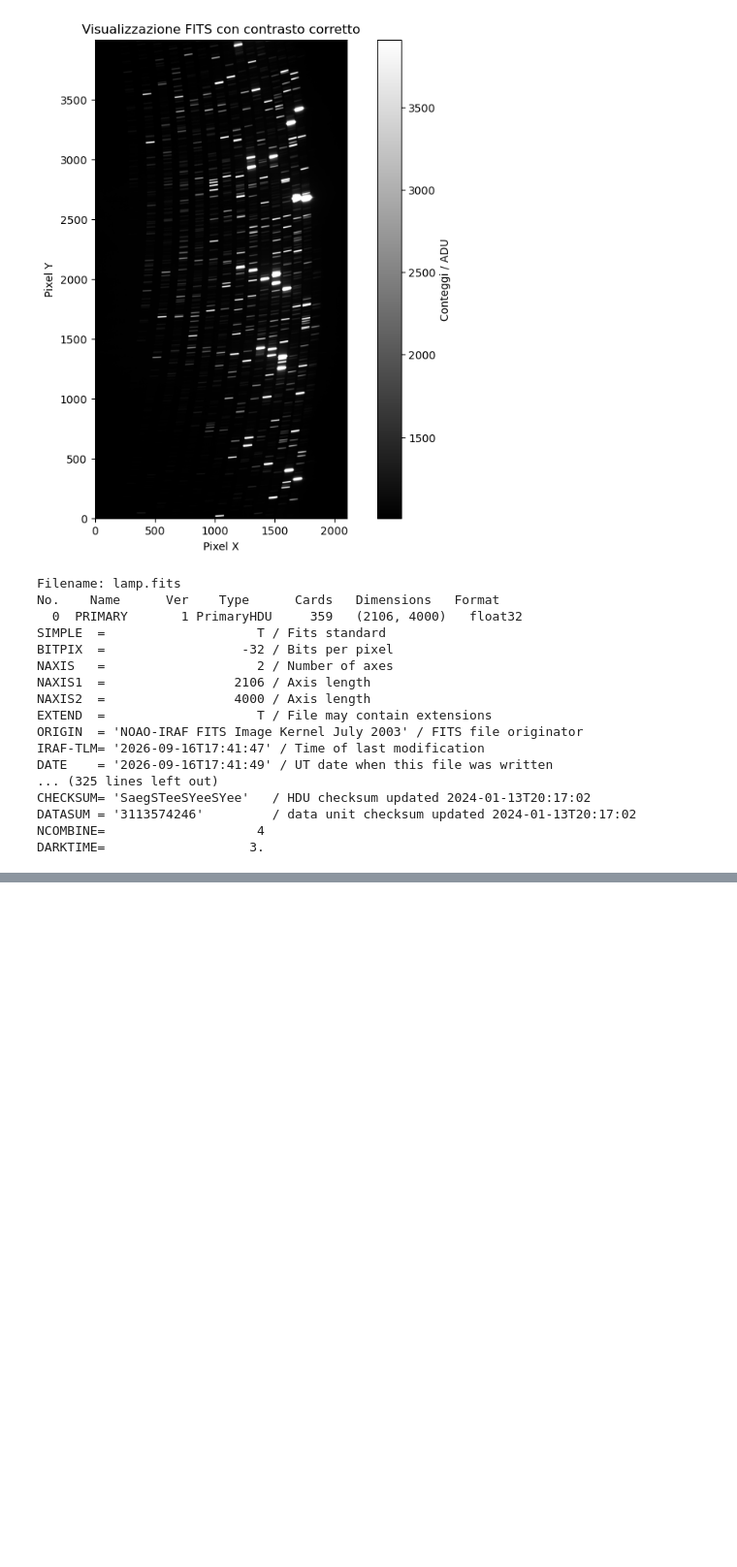
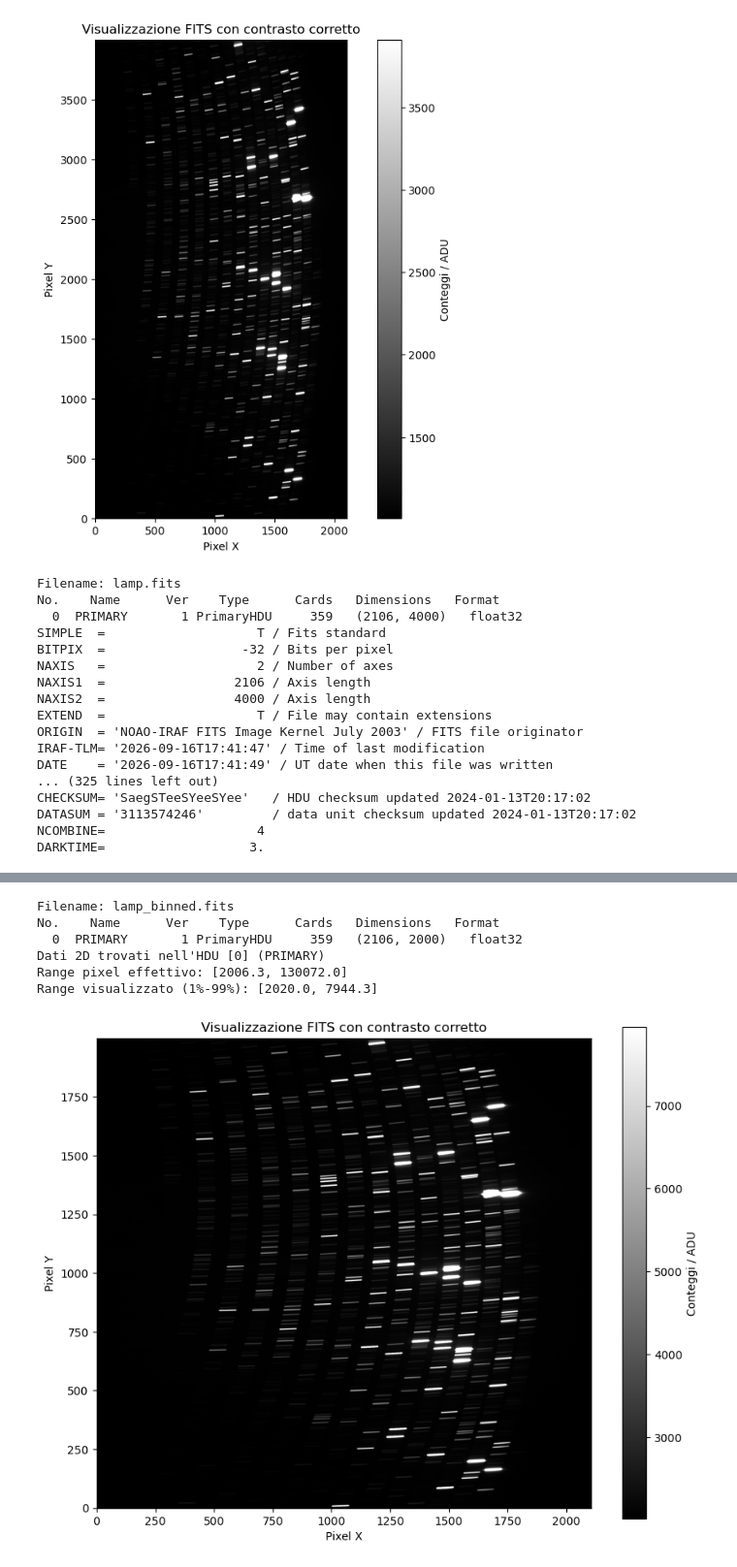
Before and after one commit to MarStina2001/SN2024gy, a Jupyter notebook: lamp/lamp.ipynb, the cells around one changed output, grey strips where cells are left out. Shown at 97% size. Drawn from its saved outputs; the diff is of its cells as text; code cells hidden in the pictures; blank space fills up the shorter version.

```diff
--- a/lamp/lamp.ipynb
+++ b/lamp/lamp.ipynb
@@ -27,7 +27,7 @@ if not lamp_files:
 # specify the scientific extension for each file (e.g., bias.fits[1])
 # bias_files = [f"{f}[1]" for f in bias_files]
 
-input_list = "lamp_list.txt"
+input_list = "lamp_list_forWindows.txt"
 with open(input_list, "w") as f:   #it's writing file names into the list automatically
     for filename in lamp_files:
         f.write(f"{filename}\n")
@@ -146,0 +215,48 @@ DARKTIME=                   3.
+# %%
+from astropy.io import fits
+import matplotlib.pyplot as plt
+import numpy as np
+
+file_path = "lamp_binned.fits"
+
+with fits.open(file_path) as hdul:
+    hdul.info()  # Verifica quale HDU contiene ImageHDU o PrimaryHDU con dati
+
+    # 1. Trova la prima estensione valida contenente un array 2D
+    data = None
+    for i, hdu in enumerate(hdul):
+        if hdu.data is not None and getattr(hdu.data, "ndim", 0) == 2:
+            data = hdu.data
+            print(f"Dati 2D trovati nell'HDU [{i}] ({hdu.name})")
+            break
+
+if data is not None:
+    # 2. Rimuovi eventuali NaN o infiniti per il calcolo del contrasto
+    valid_data = data[np.isfinite(data)]
+
+    # 3. Calcola i limiti di visualizzazione escludendo gli estremi (es. 1% e 99%)
+    vmin, vmax = np.percentile(valid_data, [1.0, 99.0])
+
+    print(
+        f"Range pixel effettivo: [{np.min(valid_data):.1f}, {np.max(valid_data):.1f}]"
+    )
+    print(f"Range visualizzato (1%-99%): [{vmin:.1f}, {vmax:.1f}]")
+
+    # 4. Mostra l'immagine con scala di grigi o viridis
+    plt.figure(figsize=(10, 8))
+    plt.imshow(data, cmap="gray", origin="lower", vmin=vmin, vmax=vmax)
+    plt.colorbar(label="Conteggi / ADU")
+    plt.title("Visualizzazione FITS con contrasto corretto")
+    plt.xlabel("Pixel X")
+    plt.ylabel("Pixel Y")
+    plt.show()
+else:
+    print("Nessun array di dati 2D trovato nel file FITS.")
+# %% [output]
+Filename: lamp_binned.fits
+No.    Name      Ver    Type      Cards   Dimensions   Format
+  0  PRIMARY       1 PrimaryHDU     359   (2106, 2000)   float32
+Dati 2D trovati nell'HDU [0] (PRIMARY)
+Range pixel effettivo: [2006.3, 130072.0]
+Range visualizzato (1%-99%): [2020.0, 7944.3]
+[figure, added]
```
Also changed, not shown: parts of 5 cells of this notebook.
